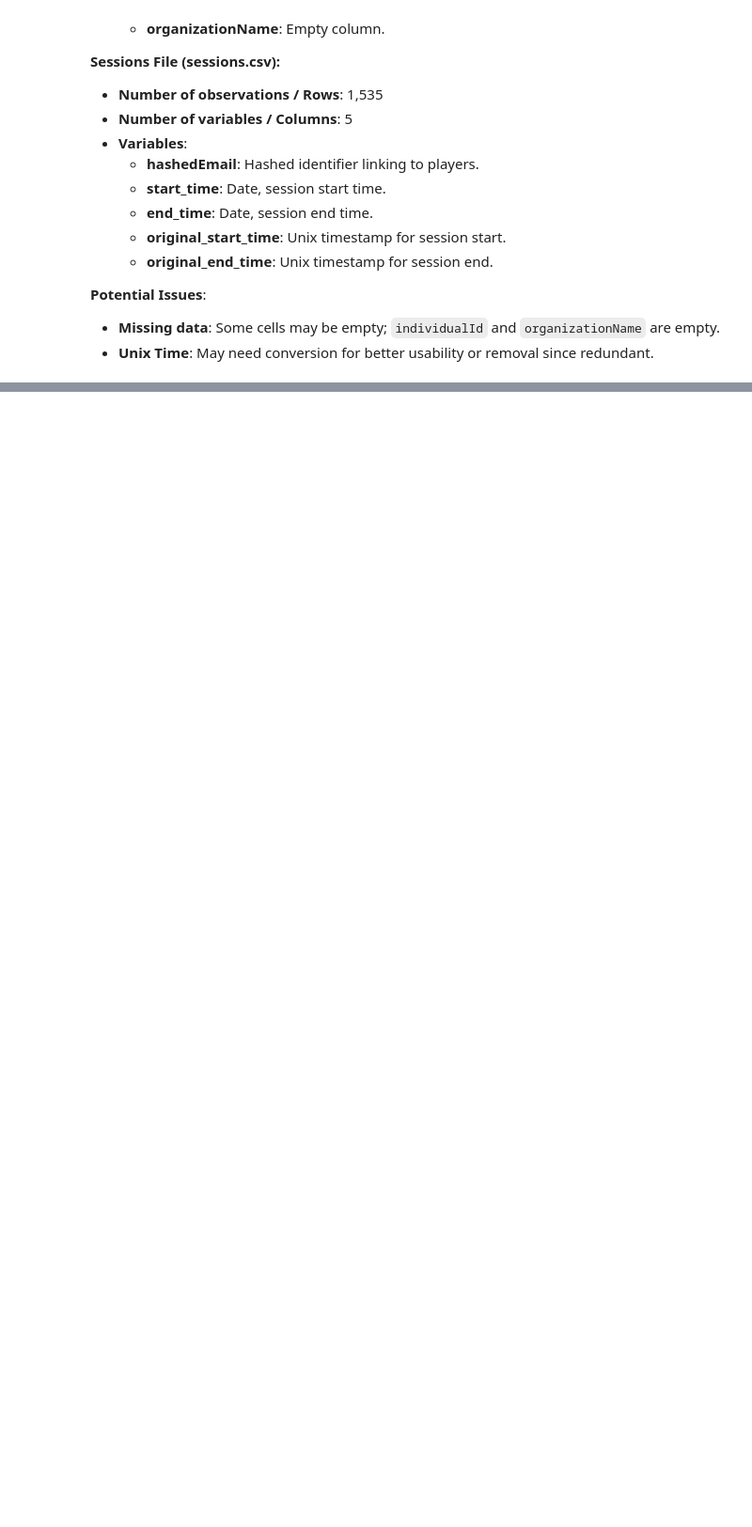
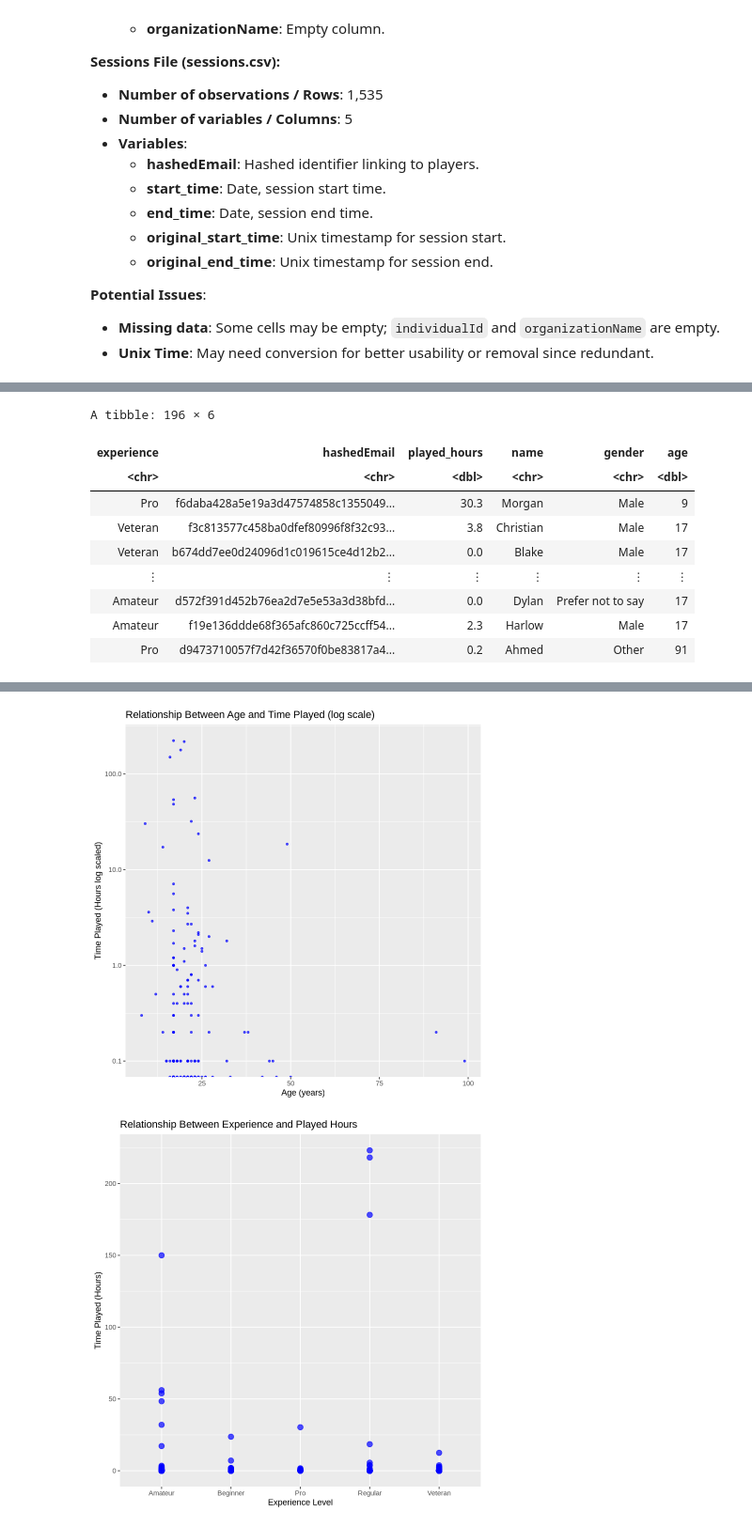
Before and after one commit to Pouya2077/dsci-project, a Jupyter notebook: group-project.ipynb, the cells around one changed output, grey strips where cells are left out. Shown at 94% size. Saved outputs shown, nothing was run; the diff lists cells and outputs as text; code cells hidden in the pictures; blank space fills up the shorter version.

```diff
--- a/group-project.ipynb
+++ b/group-project.ipynb
@@ -69,6 +79,54 @@ The data for this project consists of two files: one for player data and one for
 # %%
-mutate(experience_num = case_when(experience == "Amateur" ~ 1,
-                                  experience == "Pro" ~ 5,
-                                  ...)
-       # start with 0 or 1, whatever you want. also check me on amateur being the bottom lol
+# Reading data into R from given link.
+
+player_data <- read_csv("https://drive.google.com/uc?export=download&id=1Mw9vW0hjTJwRWx0bDXiSpYsO3gKogaPz")
+
+session_data <- read_csv("https://drive.google.com/uc?export=download&id=14O91N5OlVkvdGxXNJUj5jIsV5RexhzbB")
+
+
+# cleaned data by only including non empty columns
+
+player_data <- player_data |>
+          select(experience, hashedEmail, played_hours,	name, gender, age)
+
+
+# seperated date and time into two seperate columns since you can only have one value in a single cell
+# removed original_start_time and original_end_time since they are in unix time arent very useful as we already have start_time and end_time and
+# do not provide valuable session length data since subtracting them gives 0 in most cases
+
+session_data <- session_data |>
+  mutate(start_time = dmy_hm(start_time), end_time = dmy_hm(end_time)) |>
+  separate(start_time, into = c("start_date", "start_time_only"), sep = " ", convert = TRUE) |>
+  separate(end_time, into = c("end_date", "end_time_only"), sep = " ", convert = TRUE) |>
+  select(hashedEmail, start_date, start_time_only, end_date, end_time_only)
+
+session_data
+
+player_data
+
+
+# mutate(experience_num = case_when(experience == "Amateur" ~ 1,
+#                                   experience == "Pro" ~ 5,
+#                                   ...)
+#        # start with 0 or 1, whatever you want. also check me on amateur being the bottom lol
+
+
+
+# scatter plot with age on x axis and played_hours on y axis
+# age_and_time_plot <- player_data |>
+#   ggplot(aes(x = age, y = played_hours)) +
+#   geom_point(color = "blue", size = 1, alpha = 0.7) +
+#   labs(title = "Relationship Between Age and Time Played (log scale)", x = "Age (years)", y = "Time Played (Hours log scaled)") +
+#   scale_y_log10()
+
+# age_and_time_plot
+
+
+# # scatter plot with experience on x axis and played_hours on y axis
+# experience_and_time_plot <- player_data |>
+#   ggplot(aes(x = experience, y = played_hours)) +
+#   geom_point(color = "blue", size = 3, alpha = 0.7) +
+#   labs(title = "Relationship Between Experience and Played Hours", x = "Experience Level", y = "Time Played (Hours)")
+
+# experience_and_time_plot
 # %% [output]
@@ -78,0 +160,10 @@ ERROR: Error in parse(text = x, srcfile = src): <text>:5:0: unexpected end of in
+A tibble: 196 × 6
+| experience | hashedEmail | played_hours | name | gender | age |
+| <chr> | <chr> | <dbl> | <chr> | <chr> | <dbl> |
+| Pro | f6daba428a5e19a3d47574858c1355049... | 30.3 | Morgan | Male | 9 |
+| Veteran | f3c813577c458ba0dfef80996f8f32c93... | 3.8 | Christian | Male | 17 |
+| Veteran | b674dd7ee0d24096d1c019615ce4d12b2... | 0.0 | Blake | Male | 17 |
+| ⋮ | ⋮ | ⋮ | ⋮ | ⋮ | ⋮ |
+| Amateur | d572f391d452b76ea2d7e5e53a3d38bfd... | 0.0 | Dylan | Prefer not to say | 17 |
+| Amateur | f19e136ddde68f365afc860c725ccff54... | 2.3 | Harlow | Male | 17 |
+| Pro | d9473710057f7d42f36570f0be83817a4... | 0.2 | Ahmed | Other | 91 |
@@ -78,0 +172,2 @@ ERROR: Error in parse(text = x, srcfile = src): <text>:5:0: unexpected end of in
+[figure, added]
+[figure, added]
```
Also changed, not shown: parts of 3 cells of this notebook.
